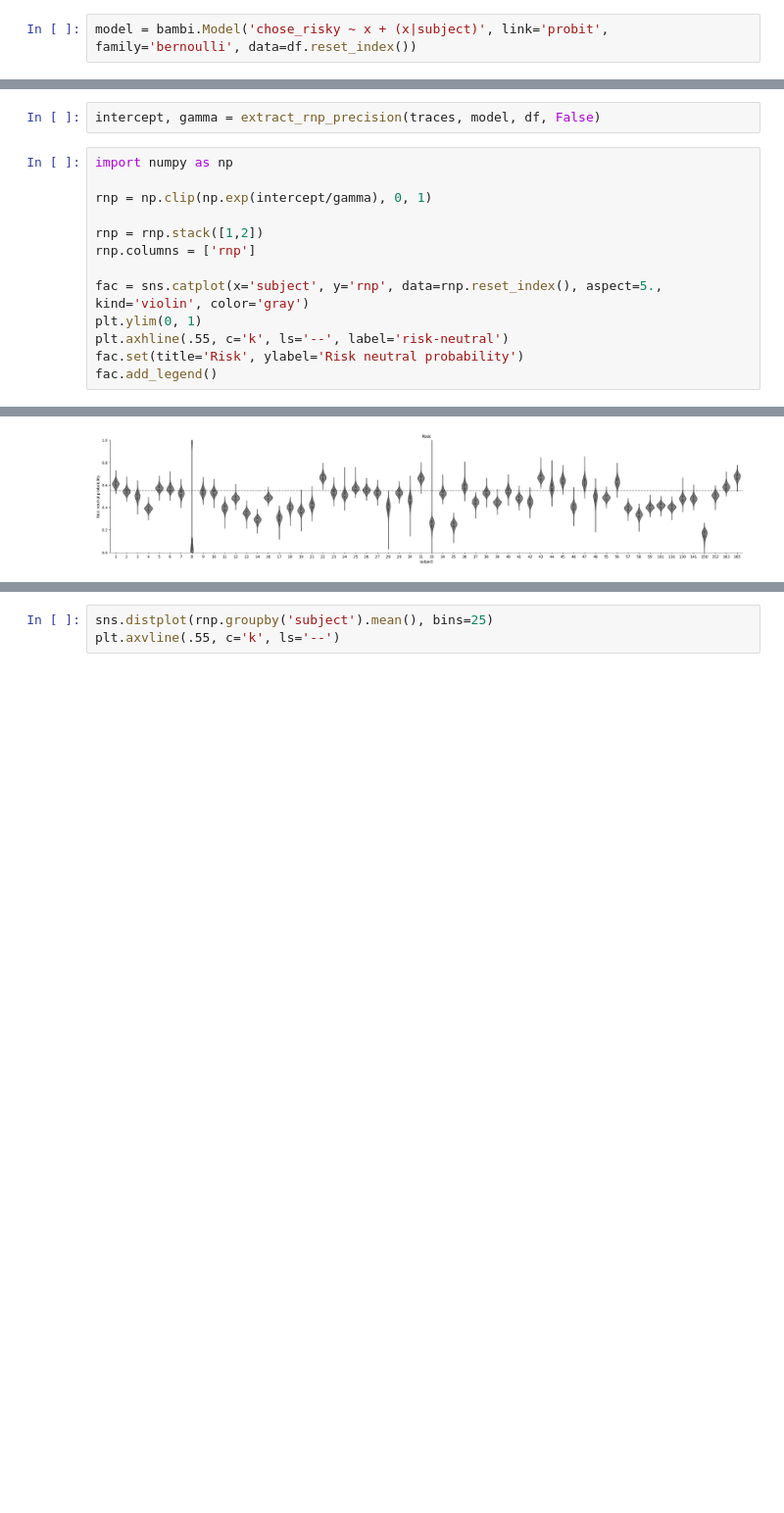
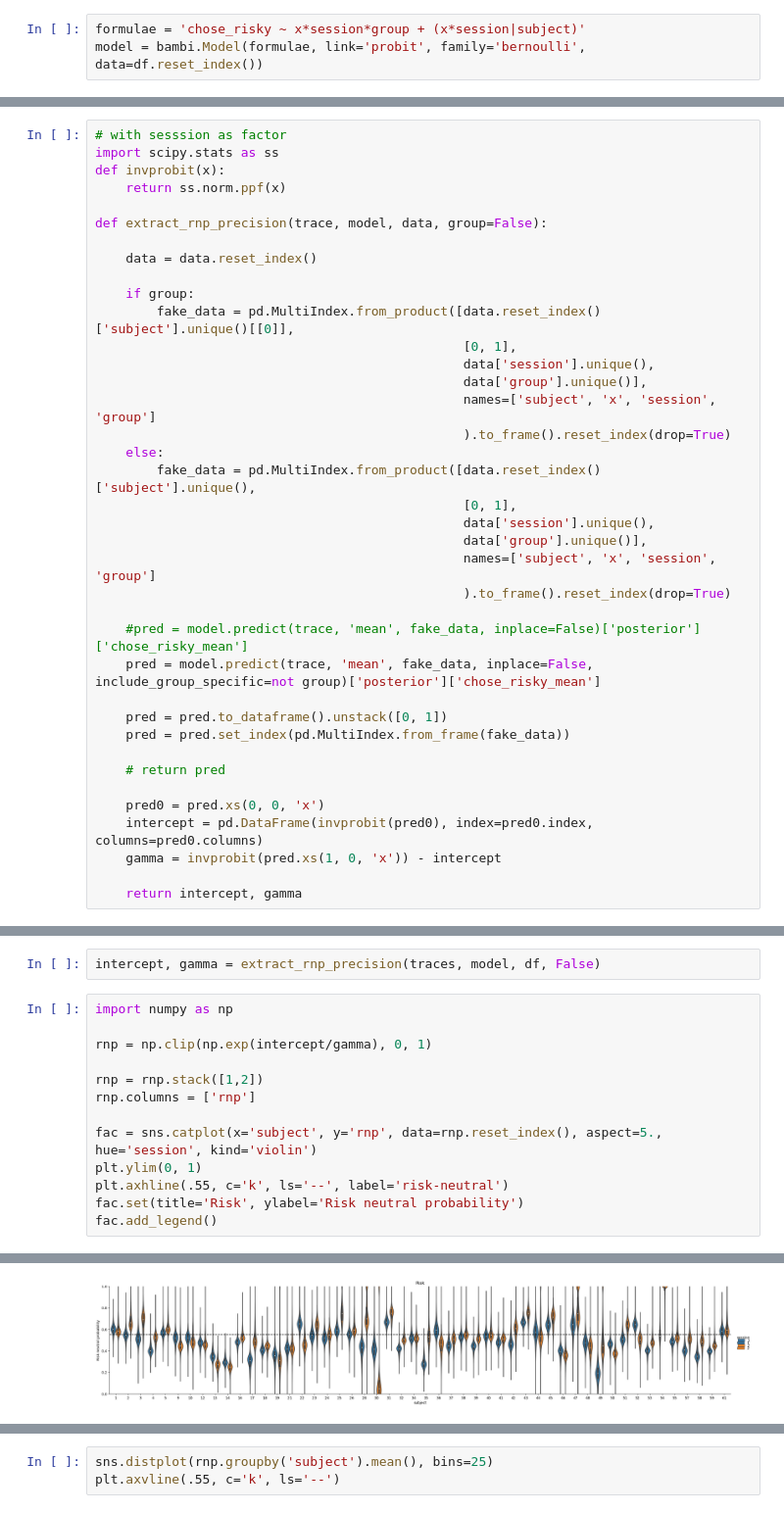
Before and after one commit to Gilles86/stress_risk, a Jupyter notebook: stress_risk/behavior/fit_rnp_model.ipynb, the cells around one changed output, grey strips where cells are left out. Shown: that part at 98% size. Cells and saved outputs as stored; diff of their text form; blank space fills up the shorter version.

```diff
--- a/stress_risk/behavior/fit_rnp_model.ipynb
+++ b/stress_risk/behavior/fit_rnp_model.ipynb
@@ -89,6 +44,7 @@ import bambi
 df['x'] = df['log(risky/safe)']
 # %%
-model = bambi.Model('chose_risky ~ x + (x|subject)', link='probit', family='bernoulli', data=df.reset_index())
+formulae = 'chose_risky ~ x*session*group + (x*session|subject)'
+model = bambi.Model(formulae, link='probit', family='bernoulli', data=df.reset_index())
 # %%
 traces = model.fit(init='adapt_diag', target_accept=0.9, draws=1000, tune=1000)
 # %% [output]
@@ -135,6 +105,44 @@ def extract_rnp_precision(trace, model, data, group=False):
     gamma = invprobit(pred.xs(1, 0, 'x')) - intercept
 
     return intercept, gamma
+# %%
+# with sesssion as factor
+import scipy.stats as ss
+def invprobit(x):
+    return ss.norm.ppf(x)
+
+def extract_rnp_precision(trace, model, data, group=False):
+
+    data = data.reset_index()
+
+    if group:
+        fake_data = pd.MultiIndex.from_product([data.reset_index()['subject'].unique()[[0]],
+                                                [0, 1],
+                                                data['session'].unique(),
+                                                data['group'].unique()],
+                                                names=['subject', 'x', 'session', 'group']
+                                                ).to_frame().reset_index(drop=True)
+    else:
+        fake_data = pd.MultiIndex.from_product([data.reset_index()['subject'].unique(),
+                                                [0, 1],
+                                                data['session'].unique(),
+                                                data['group'].unique()],
+                                                names=['subject', 'x', 'session', 'group']
+                                                ).to_frame().reset_index(drop=True)
+
+    #pred = model.predict(trace, 'mean', fake_data, inplace=False)['posterior']['chose_risky_mean']
+    pred = model.predict(trace, 'mean', fake_data, inplace=False, include_group_specific=not group)['posterior']['chose_risky_mean']
+
+    pred = pred.to_dataframe().unstack([0, 1])
+    pred = pred.set_index(pd.MultiIndex.from_frame(fake_data))
+
+    # return pred
+
+    pred0 = pred.xs(0, 0, 'x')
+    intercept = pd.DataFrame(invprobit(pred0), index=pred0.index, columns=pred0.columns)
+    gamma = invprobit(pred.xs(1, 0, 'x')) - intercept
+
+    return intercept, gamma
 # %%
 import arviz as az
 # %%
@@ -158,16 +152,16 @@ intercept, gamma = extract_rnp_precision(traces, model, df, False)
 # %%
 import numpy as np
 
 rnp = np.clip(np.exp(intercept/gamma), 0, 1)
 
 rnp = rnp.stack([1,2])
 rnp.columns = ['rnp']
 
-fac = sns.catplot(x='subject', y='rnp', data=rnp.reset_index(), aspect=5., kind='violin', color='gray')
+fac = sns.catplot(x='subject', y='rnp', data=rnp.reset_index(), aspect=5., hue='session', kind='violin')
 plt.ylim(0, 1)
 plt.axhline(.55, c='k', ls='--', label='risk-neutral')
 fac.set(title='Risk', ylabel='Risk neutral probability')
 fac.add_legend()
 # %% [output]
 <seaborn.axisgrid.FacetGrid at 0x...>
-[figure, old version]
+[figure, new version]
```
Also changed, not shown: parts of 17 cells of this notebook, 13 other files.
